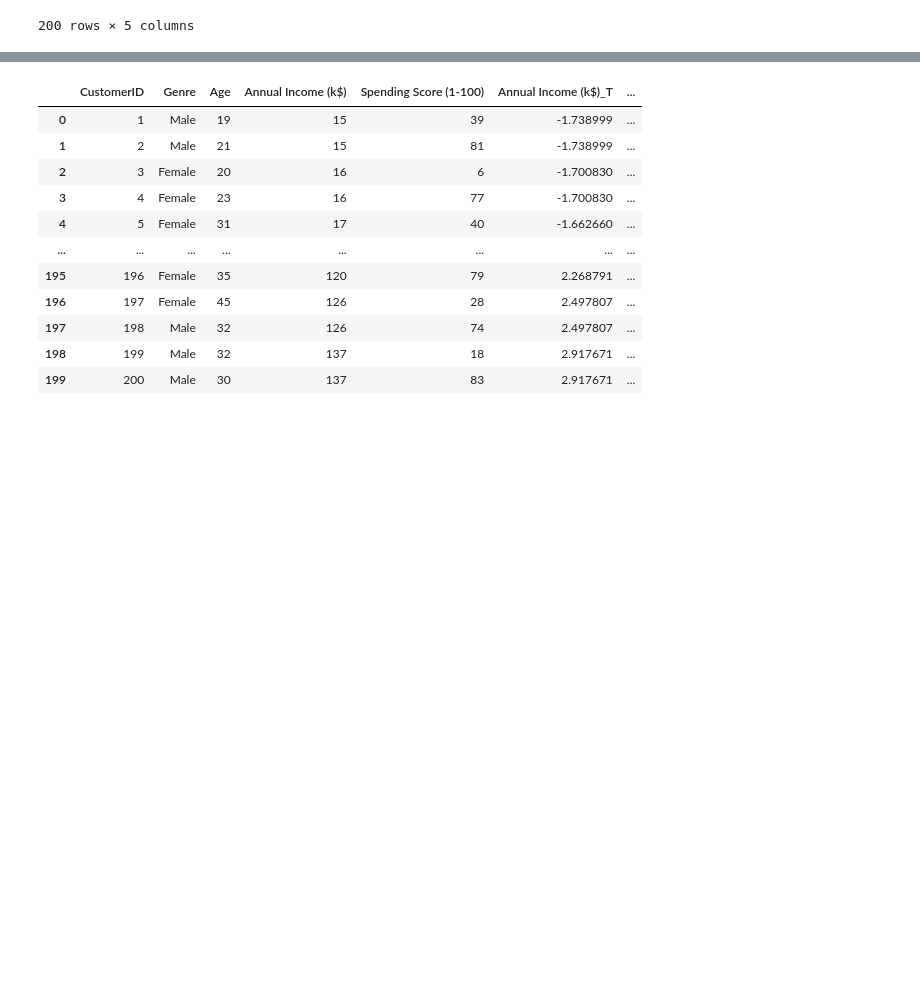
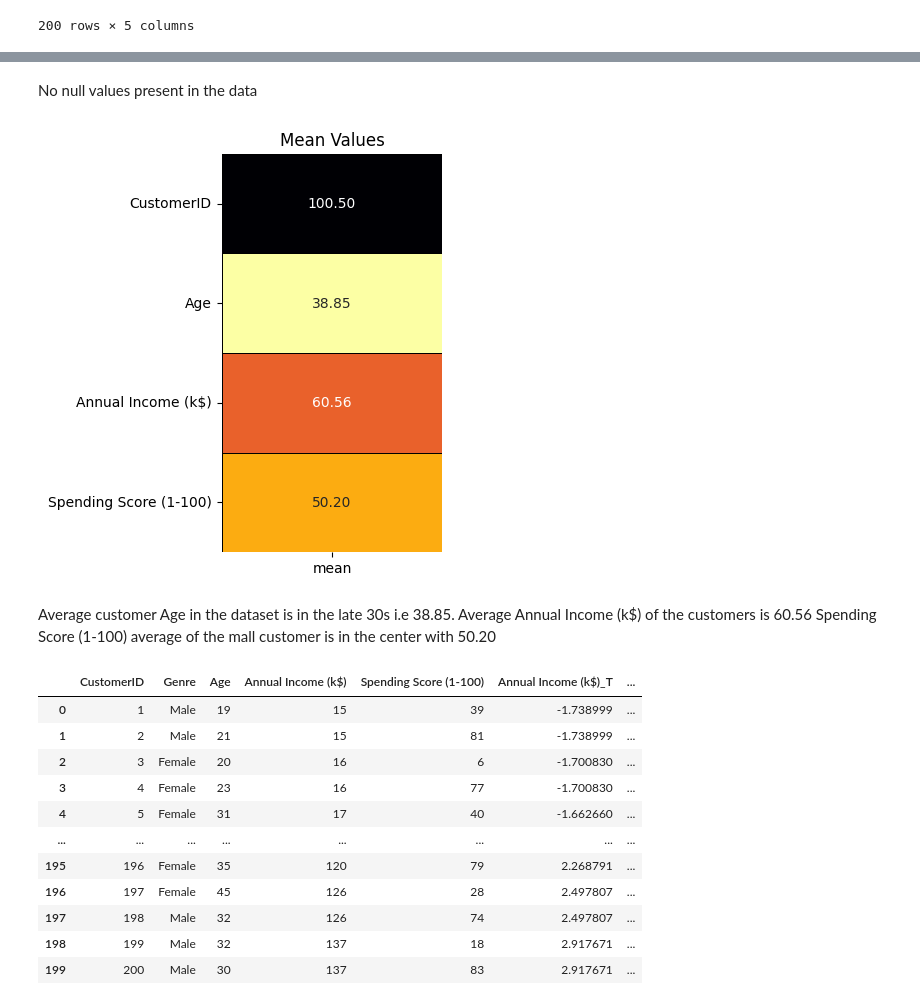
Before and after one commit to Barbracheru/PRODIGY_ML_02, a Jupyter notebook: K_Means_Clustering_Algorithm.ipynb, the cells around one changed output, grey strips where cells are left out. Drawn from its saved outputs; the diff is of its cells as text; code cells hidden in the pictures; blank space fills up the shorter version.

```diff
--- a/K_Means_Clustering_Algorithm.ipynb
+++ b/K_Means_Clustering_Algorithm.ipynb
@@ -123,3 +78,19 @@ NameError: name 'categorical_features' is not defined
+# %% [markdown]
+No null values present in the data
+# %%
+fig,ax = plt.subplots(nrows = 1,ncols = 1,figsize = (4.5,5))
+
+plt.subplot(1,1,1)
+sns.heatmap(df.describe().T[['mean']],cmap = 'inferno_r',annot = True,fmt = '.2f',linecolor = 'black',linewidths = 0.4,cbar = False);
+plt.title('Mean Values');
+
+fig.tight_layout(pad = 2)
+# %% [output]
+[figure, added]
+# %% [markdown]
+Average customer Age in the dataset is in the late 30s i.e 38.85.
+Average Annual Income (k$) of the customers is 60.56
+Spending Score (1-100) average of the mall customer is in the center with 50.20
 # %%
 from sklearn.preprocessing import StandardScaler
 scalar = StandardScaler()
```
Also changed, not shown: parts of 28 cells of this notebook.
